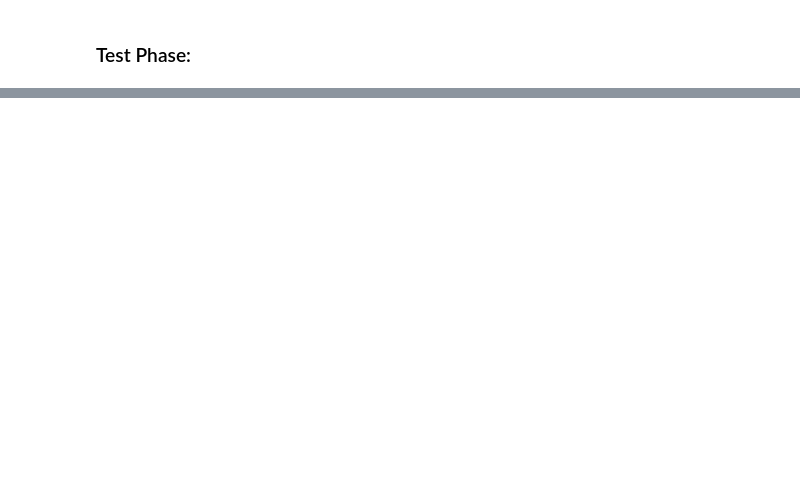
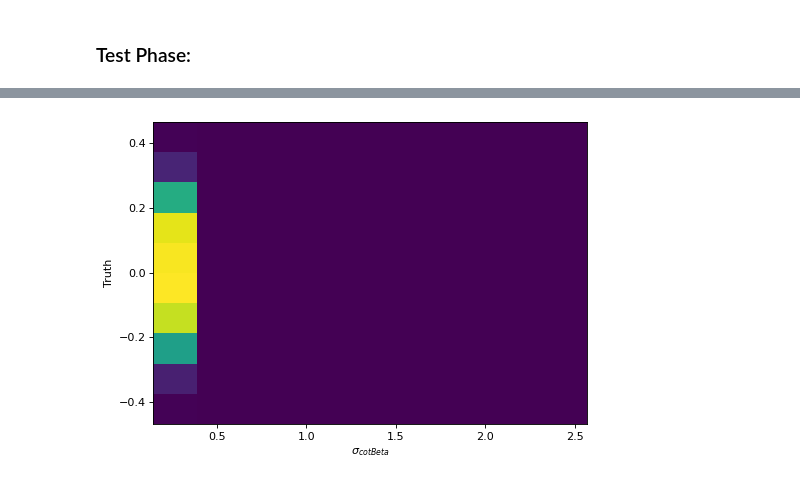
Before and after one commit to nhanvtran/directional-pixel-detectors, a Jupyter notebook: train_using_custom_keras_datagenerator.ipynb, the cells around one changed output, grey strips where cells are left out. Saved outputs shown, nothing was run; the diff lists cells and outputs as text; code cells hidden in the pictures; blank space fills up the shorter version.

```diff
--- a/train_using_custom_keras_datagenerator.ipynb
+++ b/train_using_custom_keras_datagenerator.ipynb
@@ -407,0 +428,8 @@ print(np.mean(residuals), np.std(residuals))
+# %%
+plt.figure(figsize = (7,5), dpi = 80)
+plt.hist2d(x = df["sigma"], y = df["truth"],bins = 10)
+plt.ylabel("Truth")
+plt.xlabel("$\sigma_{cotBeta}$")
+plt.show()
+# %% [output]
+[figure, added]
```
Also changed, not shown: parts of 12 cells of this notebook.
